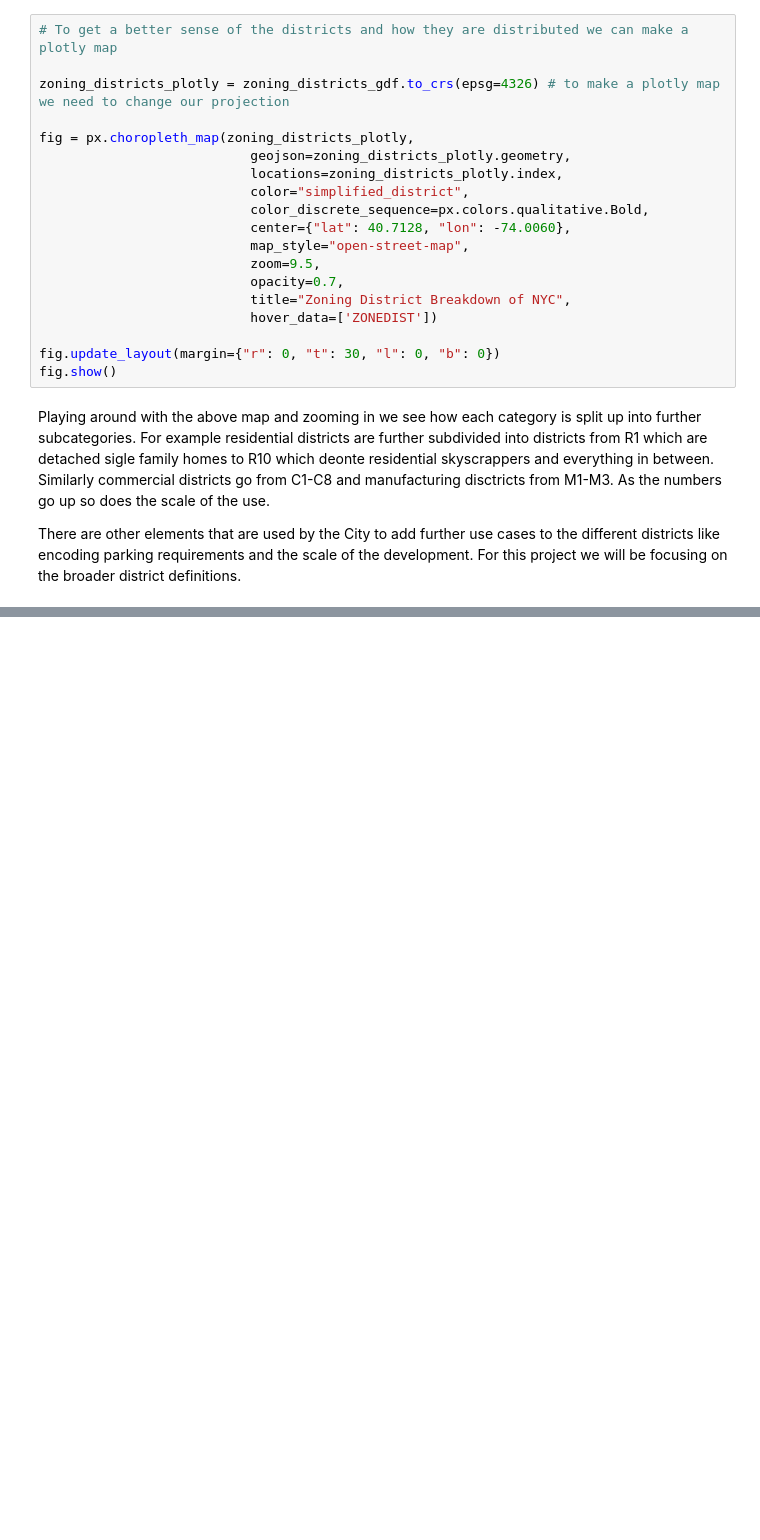
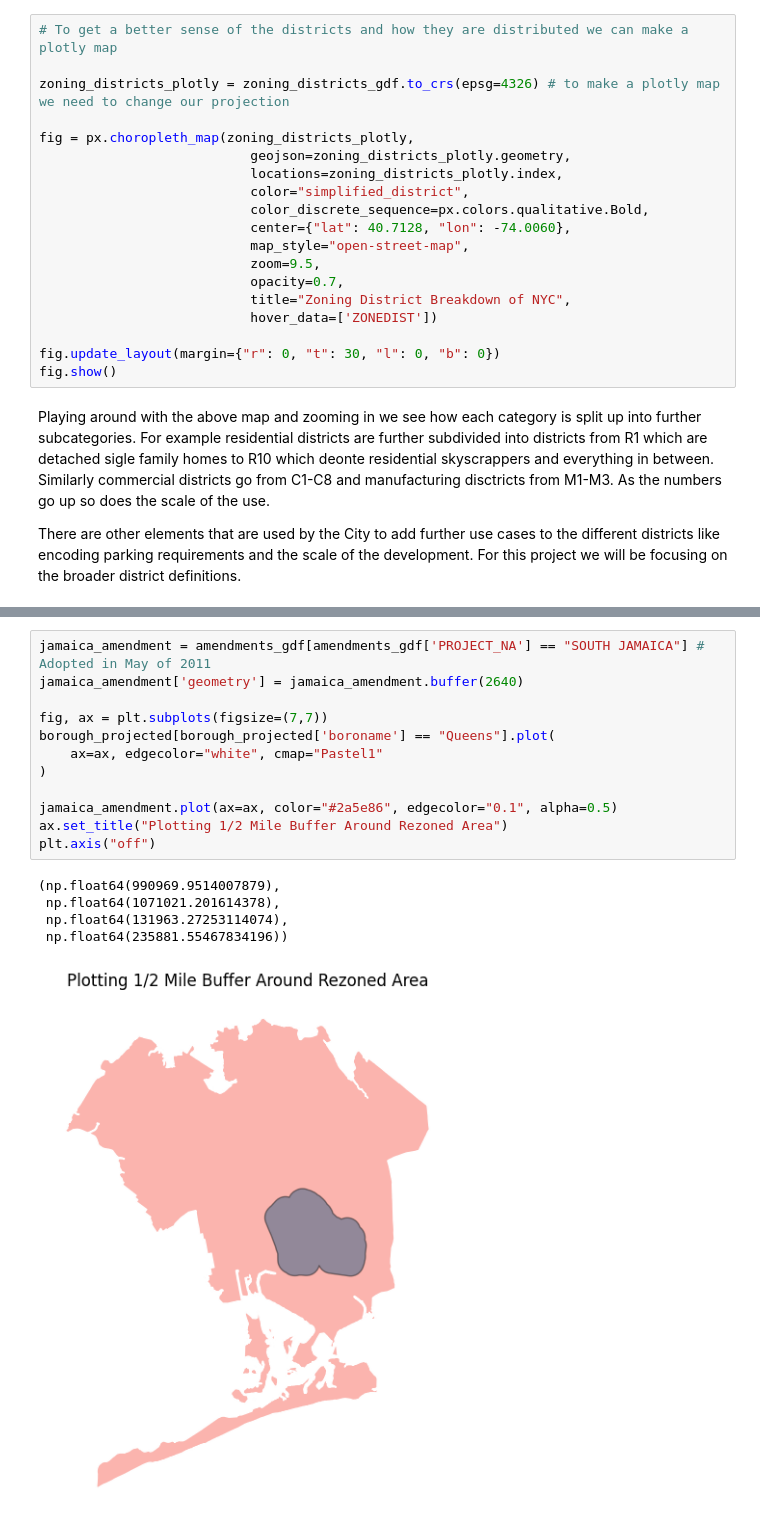
Before and after one commit to imranfaiz-an/NYC_Zoning-DS-30195, a Jupyter notebook: mircro_project_zoning.ipynb, the cells around one changed output, grey strips where cells are left out. Cells and saved outputs as stored; diff of their text form; blank space fills up the shorter version.

```diff
--- a/mircro_project_zoning.ipynb
+++ b/mircro_project_zoning.ipynb
@@ -443,0 +360,18 @@ amendments_gdf.sort_values(by=["Shape_Area", "EFFECTIVE"], ascending=False).head
+# %%
+jamaica_amendment = amendments_gdf[amendments_gdf['PROJECT_NA'] == "SOUTH JAMAICA"] # Adopted in May of 2011
+jamaica_amendment['geometry'] = jamaica_amendment.buffer(2640)
+
+fig, ax = plt.subplots(figsize=(7,7))
+borough_projected[borough_projected['boroname'] == "Queens"].plot(
+    ax=ax, edgecolor="white", cmap="Pastel1"
+)
+
+jamaica_amendment.plot(ax=ax, color="#2a5e86", edgecolor="0.1", alpha=0.5)
+ax.set_title("Plotting 1/2 Mile Buffer Around Rezoned Area")
+plt.axis("off")
+# %% [output]
+(np.float64(990969.9514007879),
+ np.float64(1071021.201614378),
+ np.float64(131963.27253114074),
+ np.float64(235881.55467834196))
+[figure, added]
```
Also changed, not shown: parts of 47 cells of this notebook, 9 other files.
